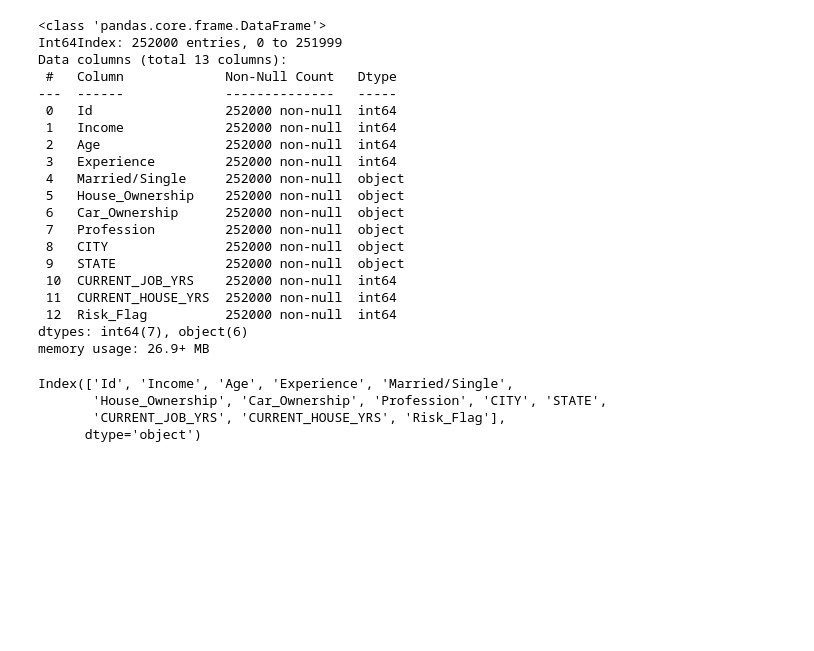
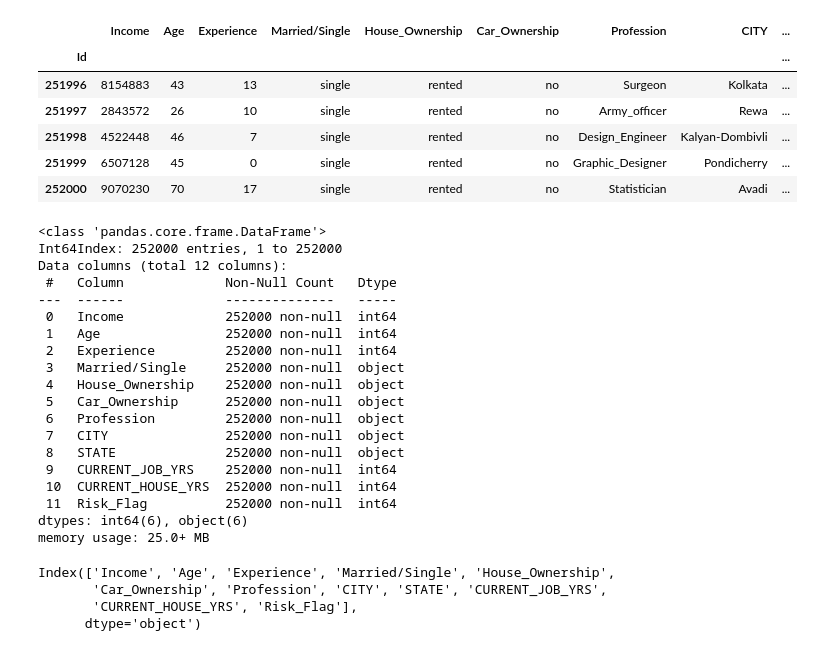
Before and after one commit to akarapunzl/minds-in-motion-project, a Jupyter notebook: loan_application.ipynb, the cells around one changed output. Saved outputs shown, nothing was run; the diff lists cells and outputs as text; code cells hidden in the pictures; blank space fills up the shorter version.

```diff
--- a/loan_application.ipynb
+++ b/loan_application.ipynb
@@ -42,30 +26,38 @@ loan_info_df.head(35)
 # %%
-loan_info_df.info()
+loan_info_df.tail()
 # %% [output]
-<class 'pandas.core.frame.DataFrame'>
-Int64Index: 252000 entries, 0 to 251999
-Data columns (total 13 columns):
- #   Column             Non-Null Count   Dtype
----  ------             --------------   -----
- 0   Id                 252000 non-null  int64
- 1   Income             252000 non-null  int64
- 2   Age                252000 non-null  int64
- 3   Experience         252000 non-null  int64
- 4   Married/Single     252000 non-null  object
- 5   House_Ownership    252000 non-null  object
- 6   Car_Ownership      252000 non-null  object
- 7   Profession         252000 non-null  object
- 8   CITY               252000 non-null  object
- 9   STATE              252000 non-null  object
- 10  CURRENT_JOB_YRS    252000 non-null  int64
- 11  CURRENT_HOUSE_YRS  252000 non-null  int64
- 12  Risk_Flag          252000 non-null  int64
-dtypes: int64(7), object(6)
-memory usage: 26.9+ MB
+|  | Income | Age | Experience | Married/Single | House_Ownership | Car_Ownership | Profession | CITY | ... |
+| Id |  |  |  |  |  |  |  |  | ... |
+| 251996 | 8154883 | 43 | 13 | single | rented | no | Surgeon | Kolkata | ... |
+| 251997 | 2843572 | 26 | 10 | single | rented | no | Army_officer | Rewa | ... |
+| 251998 | 4522448 | 46 | 7 | single | rented | no | Design_Engineer | Kalyan-Dombivli | ... |
+| 251999 | 6507128 | 45 | 0 | single | rented | no | Graphic_Designer | Pondicherry | ... |
+| 252000 | 9070230 | 70 | 17 | single | rented | no | Statistician | Avadi | ... |
 # %%
+loan_info_df.describe()
+loan_info_df.info()
 loan_info_df.columns
 # %% [output]
-Index(['Id', 'Income', 'Age', 'Experience', 'Married/Single',
-       'House_Ownership', 'Car_Ownership', 'Profession', 'CITY', 'STATE',
-       'CURRENT_JOB_YRS', 'CURRENT_HOUSE_YRS', 'Risk_Flag'],
-      dtype='object')
+<class 'pandas.core.frame.DataFrame'>
+Int64Index: 252000 entries, 1 to 252000
+Data columns (total 12 columns):
+ #   Column             Non-Null Count   Dtype
+---  ------             --------------   -----
+ 0   Income             252000 non-null  int64
+ 1   Age                252000 non-null  int64
+ 2   Experience         252000 non-null  int64
+ 3   Married/Single     252000 non-null  object
+ 4   House_Ownership    252000 non-null  object
+ 5   Car_Ownership      252000 non-null  object
+ 6   Profession         252000 non-null  object
+ 7   CITY               252000 non-null  object
+ 8   STATE              252000 non-null  object
+ 9   CURRENT_JOB_YRS    252000 non-null  int64
+ 10  CURRENT_HOUSE_YRS  252000 non-null  int64
+ 11  Risk_Flag          252000 non-null  int64
+dtypes: int64(6), object(6)
+memory usage: 25.0+ MB
+Index(['Income', 'Age', 'Experience', 'Married/Single', 'House_Ownership',
+       'Car_Ownership', 'Profession', 'CITY', 'STATE', 'CURRENT_JOB_YRS',
+       'CURRENT_HOUSE_YRS', 'Risk_Flag'],
+      dtype='object')
```
Also changed, not shown: parts of 27 cells of this notebook, 3 other files.
